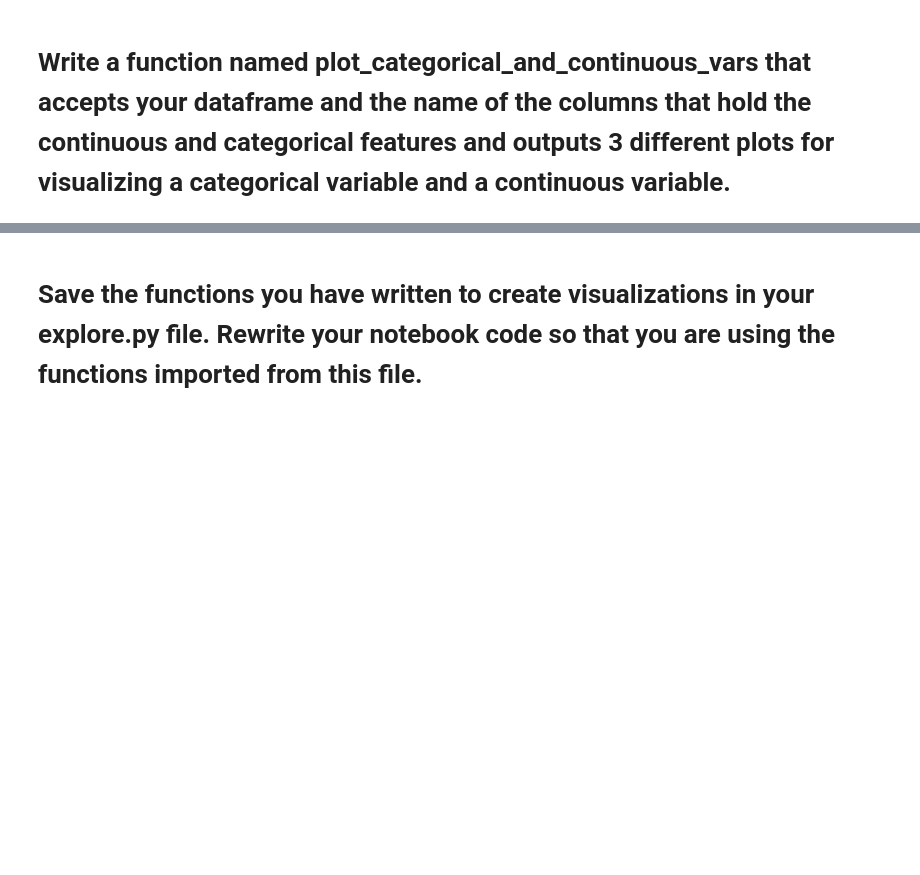
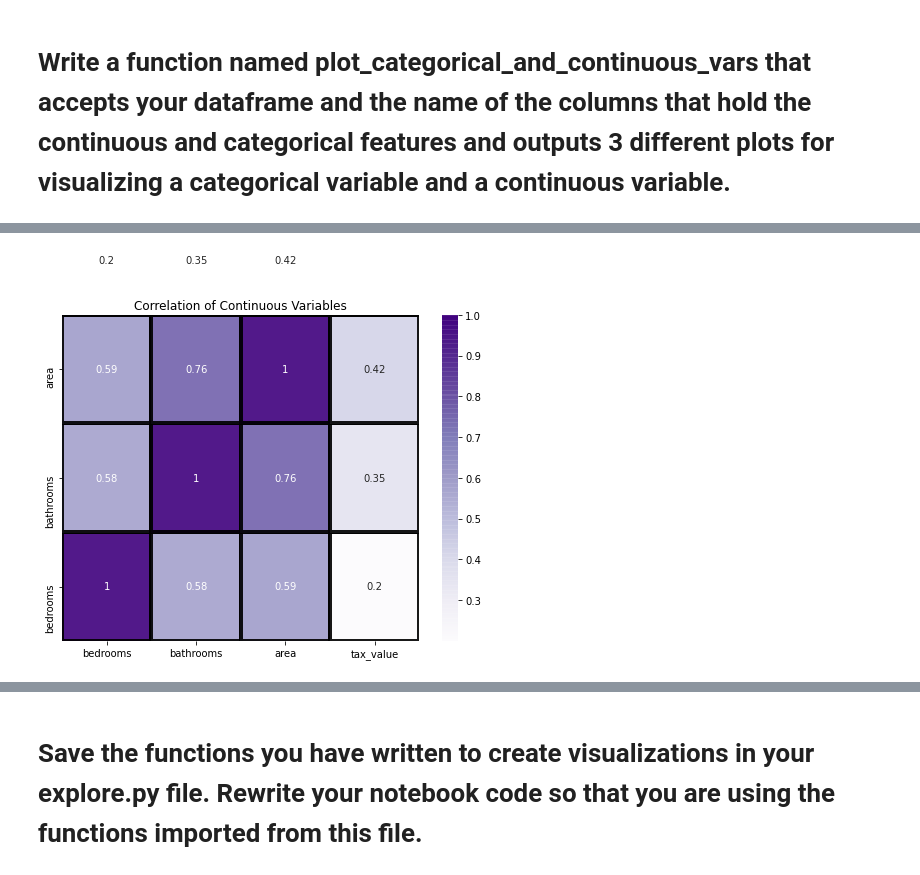
Before and after one commit to joshuamchavez2/regression-exercises, a Jupyter notebook: explore.ipynb, the cells around one changed output, grey strips where cells are left out. Cells and saved outputs as stored; diff of their text form; code cells hidden in the pictures; blank space fills up the shorter version.

Commit message:
project over weekend

```diff
--- a/explore.ipynb
+++ b/explore.ipynb
@@ -92,0 +162,20 @@ def plot_categorical_and_continuous_vars(df, categ, cont):
+# %%
+def create_heatmap(train, cols, descriptive=None):
+    corr_matrix = train[cols].corr()
+
+    kwargs = {'alpha':.9,'linewidth':3, 'linestyle':'-',
+          'linecolor':'k','rasterized':False, 'edgecolor':'w',
+          'capstyle':'projecting',}
+    labels = pd.Series(cols)
+    if descriptive:
+        labels = labels.map(descriptive)
+    plt.figure(figsize=(8,6))
+    heatmap = sns.heatmap(corr_matrix, cmap='Purples', annot=True, \
+                          xticklabels=labels, yticklabels=labels, **kwargs)
+    plt.ylim(0, 3)
+    plt.title('Correlation of Continuous Variables')
+    plt.show()
+# %%
+create_heatmap(train, cols)
+# %% [output]
+[figure, added]
```
Also changed, not shown: parts of 20 cells of this notebook, 16 other files.
